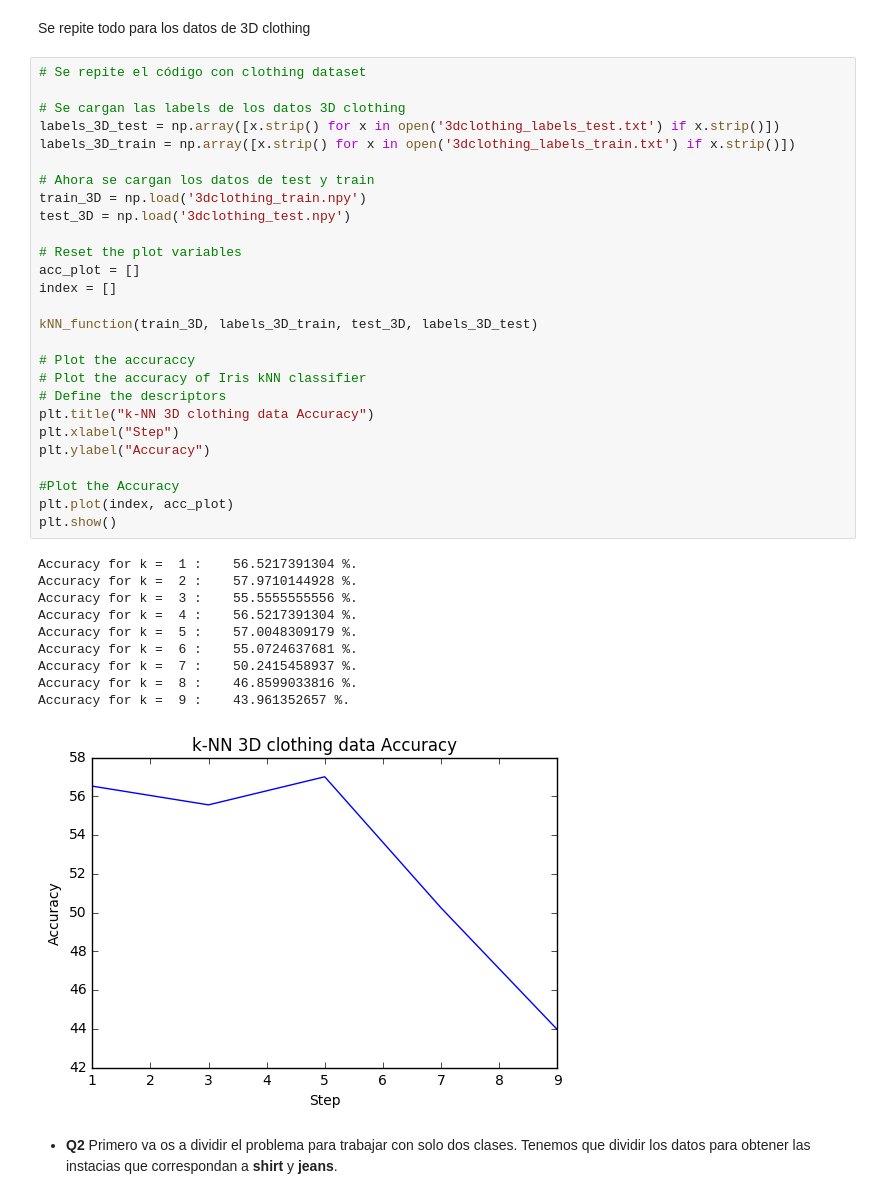
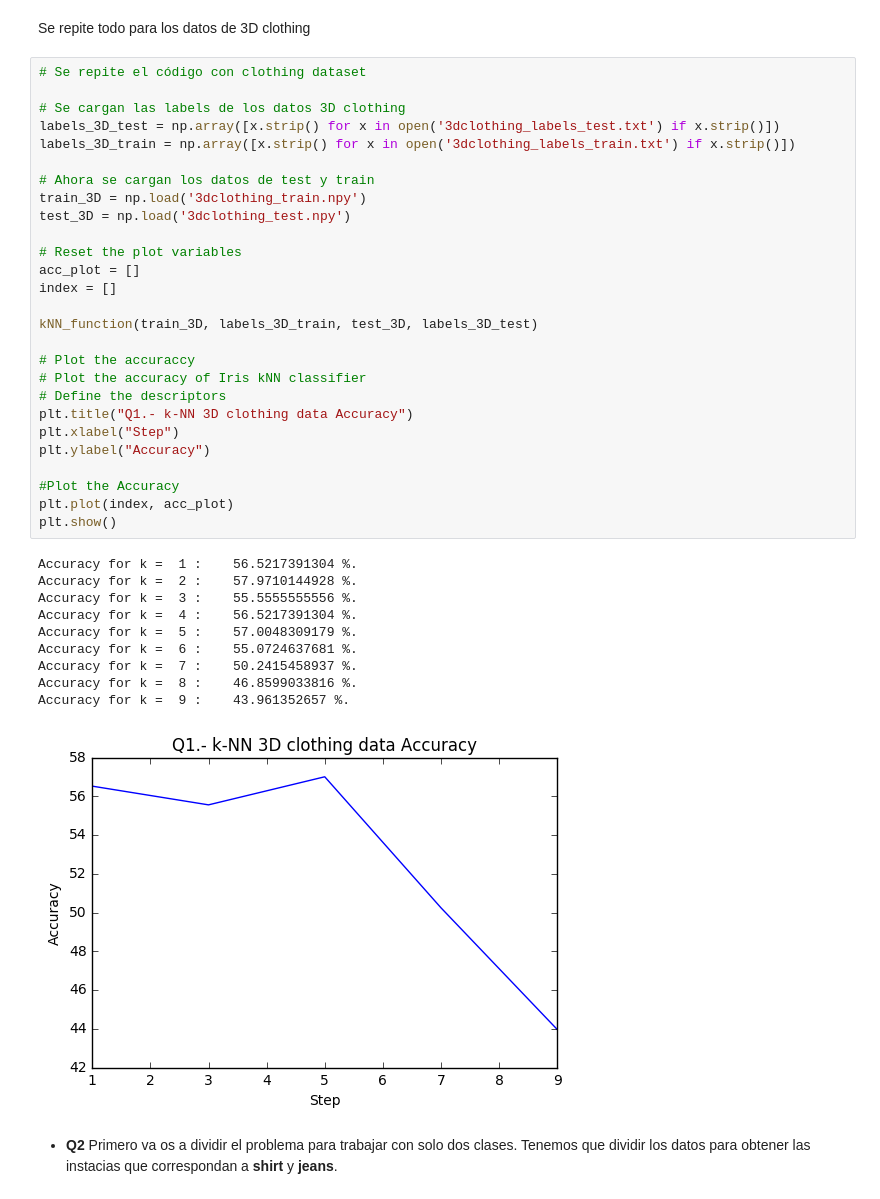
Before and after one commit to Davideando/PythonPerception, a Jupyter notebook: Classification/Classification-David-Ortiz.ipynb, the cells around one changed output. Cells and saved outputs as stored; diff of their text form.

```diff
--- a/Classification/Classification-David-Ortiz.ipynb
+++ b/Classification/Classification-David-Ortiz.ipynb
@@ -113,35 +113,35 @@ labels_3D_train = np.array([x.strip() for x in open('3dclothing_labels_train.txt
 
 # Ahora se cargan los datos de test y train
 train_3D = np.load('3dclothing_train.npy')
 test_3D = np.load('3dclothing_test.npy')
 
 # Reset the plot variables
 acc_plot = []
 index = []
 
 kNN_function(train_3D, labels_3D_train, test_3D, labels_3D_test)
 
 # Plot the accuraccy
 # Plot the accuracy of Iris kNN classifier
 # Define the descriptors
-plt.title("k-NN 3D clothing data Accuracy")
+plt.title("Q1.- k-NN 3D clothing data Accuracy")
 plt.xlabel("Step")
 plt.ylabel("Accuracy")
 
 #Plot the Accuracy
 plt.plot(index, acc_plot)
 plt.show()
 # %% [output]
 Accuracy for k =  1 :    56.5217391304 %.
 Accuracy for k =  2 :    57.9710144928 %.
 Accuracy for k =  3 :    55.5555555556 %.
 Accuracy for k =  4 :    56.5217391304 %.
 Accuracy for k =  5 :    57.0048309179 %.
 Accuracy for k =  6 :    55.0724637681 %.
 Accuracy for k =  7 :    50.2415458937 %.
 Accuracy for k =  8 :    46.8599033816 %.
 Accuracy for k =  9 :    43.961352657 %.
-[figure, old version]
+[figure, new version]
 # %% [markdown]
 - **Q2** Primero va os a dividir el problema para trabajar con solo dos clases. Tenemos que dividir los datos para obtener las instacias que correspondan a **shirt** y **jeans**.
 # %%
```
Also changed, not shown: parts of 11 cells of this notebook, 1 other file.
